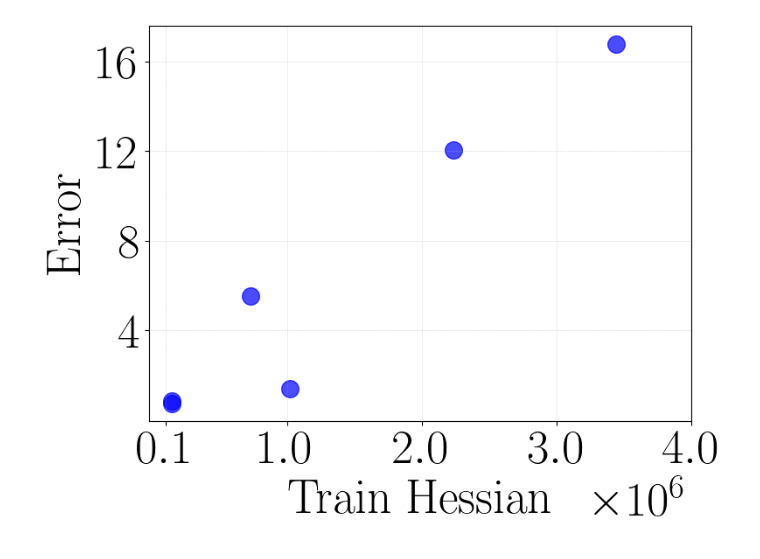
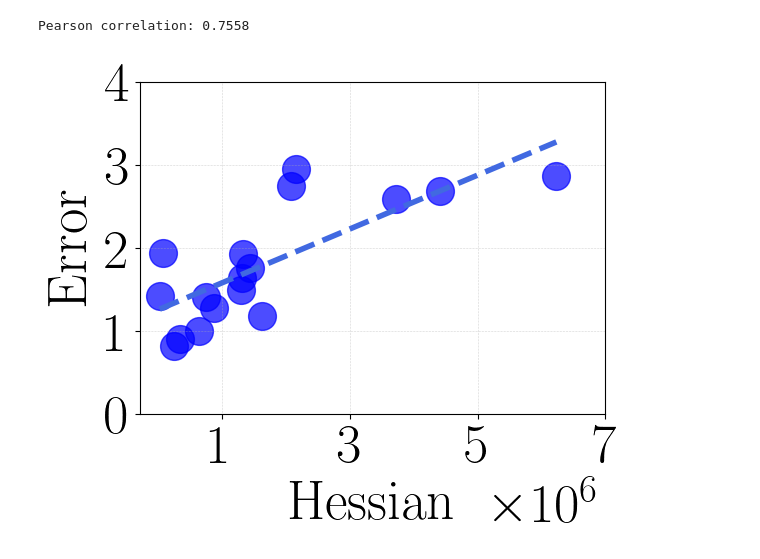
Before and after one commit to VirtuosoResearch/Kernel-surrogate-models, a Jupyter notebook: src/figrues/plot_hessian_datamodel.ipynb, the cells around one changed output. Saved outputs shown, nothing was run; the diff lists cells and outputs as text; code cells hidden in the pictures.

Commit message:
figure

```diff
--- a/src/figrues/plot_hessian_datamodel.ipynb
+++ b/src/figrues/plot_hessian_datamodel.ipynb
@@ -11,34 +11,37 @@ mpl.rcParams['savefig.dpi'] = 1200
 mpl.rcParams['text.usetex'] = True  # not really needed
 # %%
 import matplotlib.ticker as mticker
-train_hessian = [
-    141584, 1020717, 3443463,   # quad1 subset 0.9 (sgd)
-    145288, 727576, 2230874,    # quad1 subset 0.8 (sgd)
-]
 
-datamodels_norm_error = [
-    0.74, 1.38, 16.8,    # quad1 subset 0.9 (sgd)
-    0.85, 5.54, 12.06,   # quad1 subset 0.8 (sgd)
-]
+points = [(74480.58656089532, 1.9419488504956557), (213381.49665516967, 0.851746418943812), (253086.6286540146, 0.8163532751959408), (282410.6666216957, 0.8362747281997785), (336153.68669280515, 0.9007206735637695), (381378.84511459304, 0.9802386030497835), (640912.830085182, 1.0071708330607623), (753506.0387561438, 1.6228701554943474), (876176.908252524, 1.2818527872164318), (289076.1025470016, 2.024814872356662), (1290826.0210522383, 1.498235935508682), (1315073.0162269196, 1.6356580681229085), (1323849.343095776, 1.931531376144766), (1436833.2463154225, 1.763372146025765), (1625618.873458256, 1.1766562202230777), (2154816.180375141, 2.9473425993744495), (742236.5761052486, 1.4134358706053713), (2082053.155748539, 2.746937773238271), (3721652.9781241696, 2.5881948110592714), (6233269.719326181, 2.8625787652901344), (22291.966447618994, 1.4264450578393135), (4404385.244138549, 2.6811045420896242)]
 
+train_hessian, datamodels_norm_error = zip(*points)
 # Plot
-fig, ax = plt.subplots(figsize=(8, 6))
+coeffs = np.polyfit(train_hessian, datamodels_norm_error, 1)
+fit_line = np.poly1d(coeffs)
 
-plt.scatter(train_hessian, datamodels_norm_error, color='blue', alpha=0.7, s=200)
+x_vals = np.linspace(min(train_hessian), max(train_hessian), 500)
+y_vals = fit_line(x_vals)
+corr_matrix = np.corrcoef(train_hessian, datamodels_norm_error)
+corr = corr_matrix[0, 1]
+print(f"Pearson correlation: {corr:.4f}")
+fig, ax = plt.subplots(figsize=(6, 5))
+
+plt.scatter(train_hessian, datamodels_norm_error, color='blue', alpha=0.7, s=400)
+plt.plot(x_vals, y_vals, color='royalblue', linewidth=4, ls='--', label=f"Fit: y = {coeffs[0]:.2e}x + {coeffs[1]:.2f}")
 
 #plt.xscale('log')  # Hessians vary widely, log scale makes it clearer
-plt.xlabel(r"$\mathrm{Train~Hessian}$", fontsize=40)
-plt.xticks([1e5, 1e6, 2e6, 3e6, 4e6], fontsize=40)
+plt.xlabel(r"$\mathrm{Hessian}$", fontsize=40)
+plt.xticks([1e6, 3e6, 5e6, 7e6], fontsize=40)
 ax.ticklabel_format(style='sci', axis='x', scilimits=(0,0))
 ax.xaxis.offsetText.set_fontsize(40)
-
 plt.ylabel(r"$\mathrm{Error}$", fontsize=40)
-plt.yticks([4, 8, 12, 16], fontsize=40)
+plt.yticks([0, 1, 2, 3, 4], fontsize=40)
 #plt.title("Connection between Train Hessian and Datamodels Normalized Error", fontsize=40)
 plt.grid(lw=0.4, ls=":")
 plt.tight_layout()
 
 plt.savefig("hessian_datamodel.pdf", format="pdf", dpi=1200)
 plt.show()
 # %% [output]
+Pearson correlation: 0.7558
-[figure, old version]
+[figure, new version]
```
